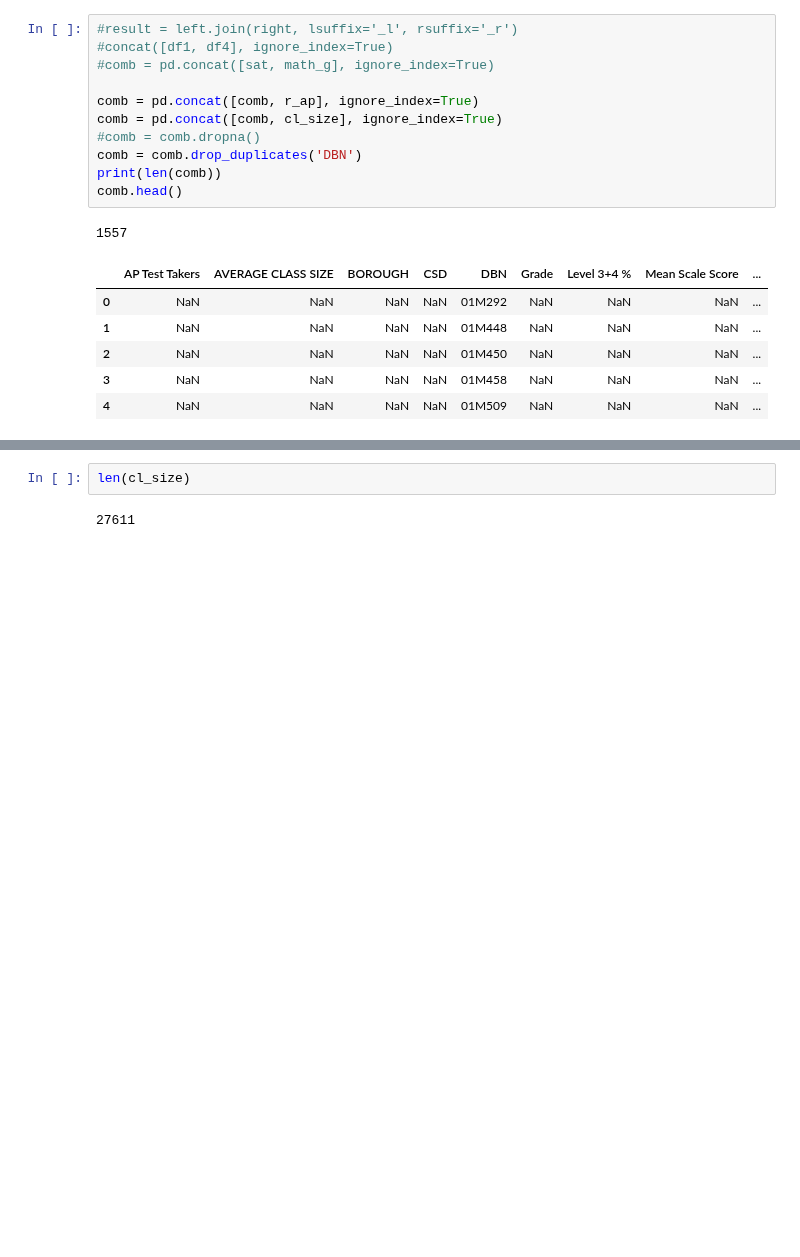
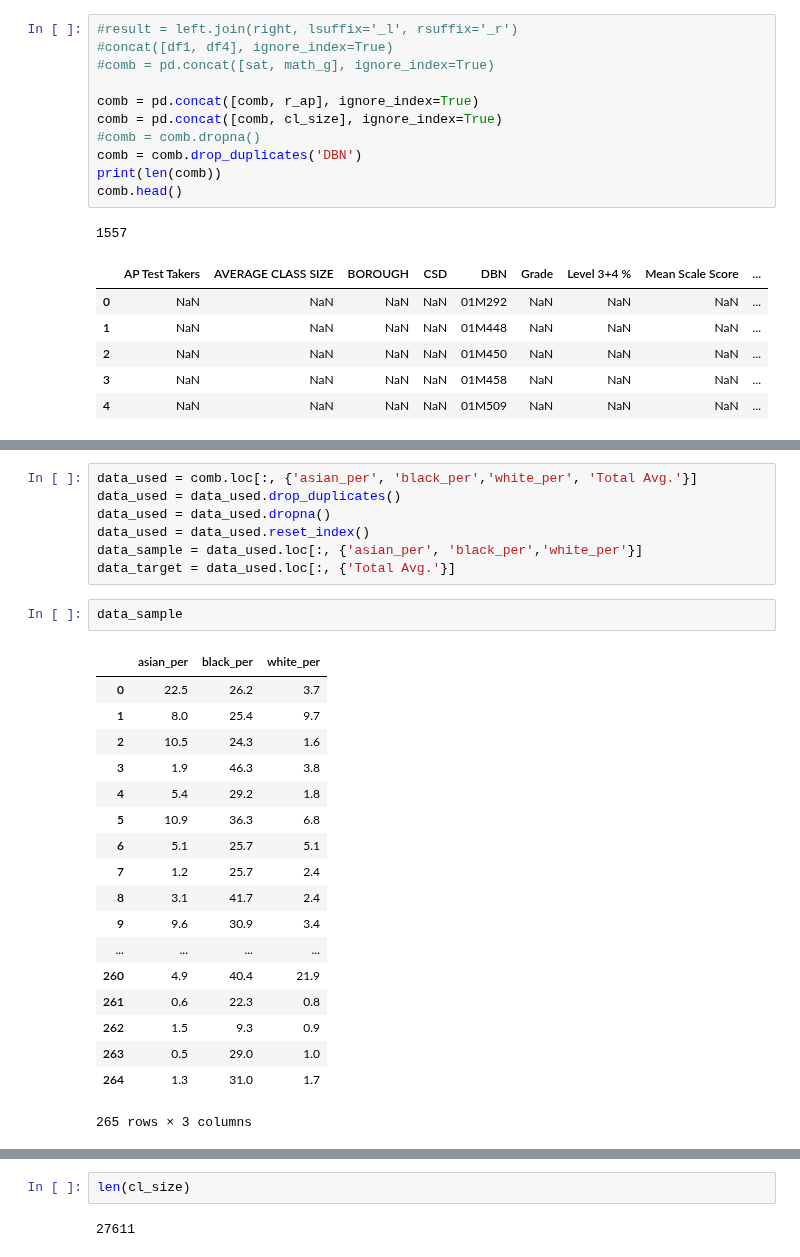
Before and after one commit to ckyko/CSC59970Project, a Jupyter notebook: school_scores.ipynb, the cells around one changed output, grey strips where cells are left out. Cells and saved outputs as stored; diff of their text form; blank space fills up the shorter version.

```diff
--- a/school_scores.ipynb
+++ b/school_scores.ipynb
@@ -417,0 +477,28 @@ comb.head()
+# %%
+data_used = comb.loc[:, {'asian_per', 'black_per','white_per', 'Total Avg.'}]
+data_used = data_used.drop_duplicates()
+data_used = data_used.dropna()
+data_used = data_used.reset_index()
+data_sample = data_used.loc[:, {'asian_per', 'black_per','white_per'}]
+data_target = data_used.loc[:, {'Total Avg.'}]
+# %%
+data_sample
+# %% [output]
+|  | asian_per | black_per | white_per |
+| 0 | 22.5 | 26.2 | 3.7 |
+| 1 | 8.0 | 25.4 | 9.7 |
+| 2 | 10.5 | 24.3 | 1.6 |
+| 3 | 1.9 | 46.3 | 3.8 |
+| 4 | 5.4 | 29.2 | 1.8 |
+| 5 | 10.9 | 36.3 | 6.8 |
+| 6 | 5.1 | 25.7 | 5.1 |
+| 7 | 1.2 | 25.7 | 2.4 |
+| 8 | 3.1 | 41.7 | 2.4 |
+| 9 | 9.6 | 30.9 | 3.4 |
+| ... | ... | ... | ... |
+| 260 | 4.9 | 40.4 | 21.9 |
+| 261 | 0.6 | 22.3 | 0.8 |
+| 262 | 1.5 | 9.3 | 0.9 |
+| 263 | 0.5 | 29.0 | 1.0 |
+| 264 | 1.3 | 31.0 | 1.7 |
+265 rows × 3 columns
```
Also changed, not shown: parts of 9 cells of this notebook.
